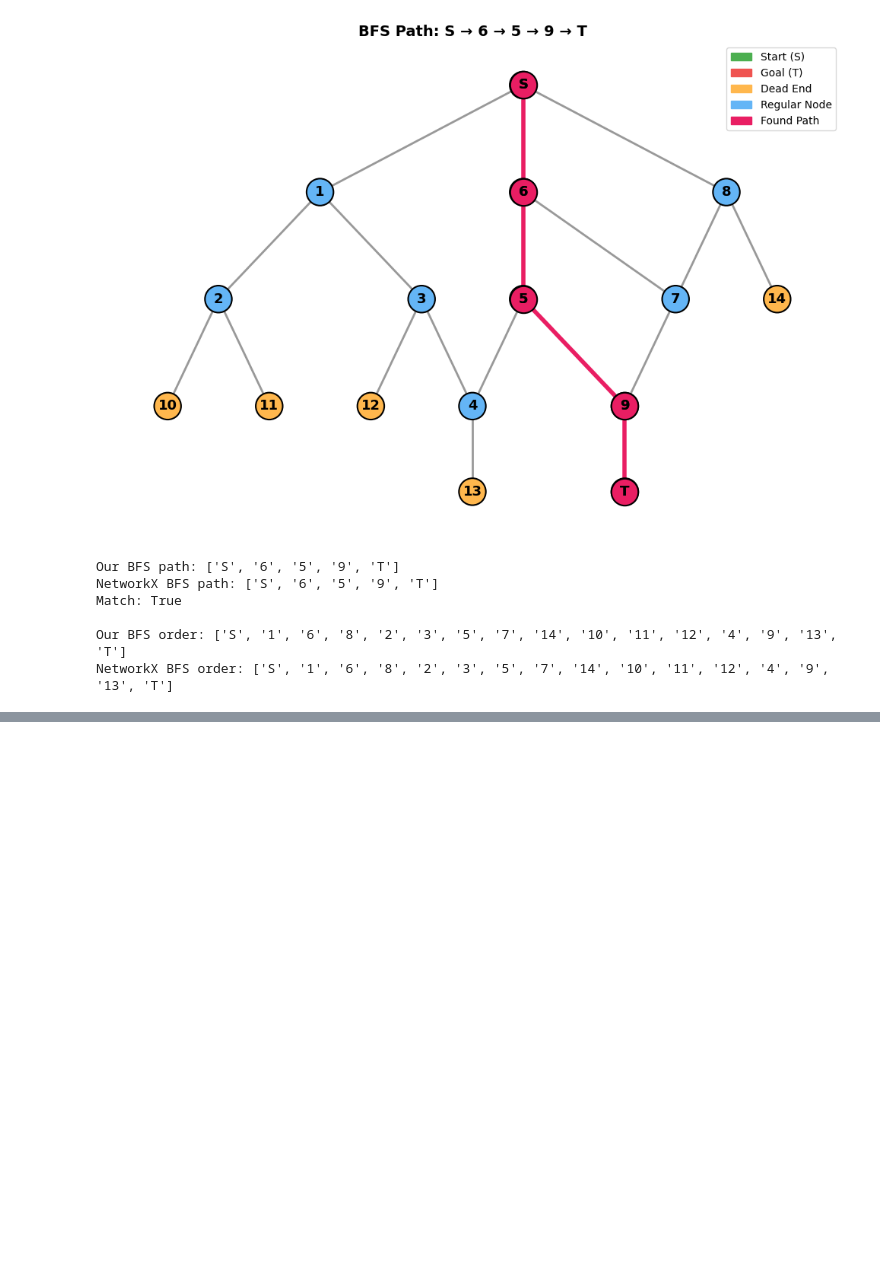
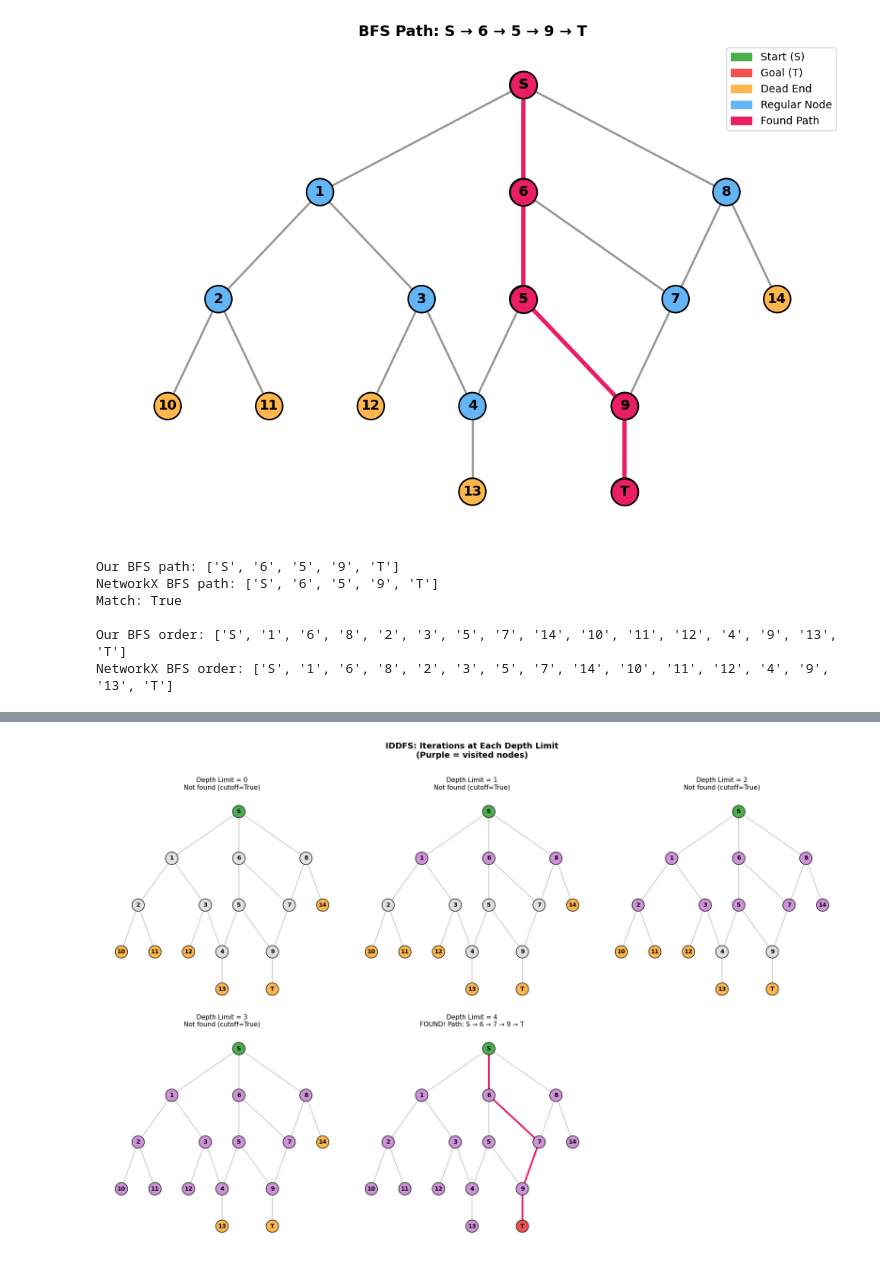
Before and after one commit to Nathan-Dean371/Artificial-Intelligence, a Jupyter notebook: Lab7.ipynb, the cells around one changed output, grey strips where cells are left out. Cells and saved outputs as stored; diff of their text form; code cells hidden in the pictures; blank space fills up the shorter version.

```diff
--- a/Lab7.ipynb
+++ b/Lab7.ipynb
@@ -311,0 +476,11 @@ def dfs_stack(graph, start, goal):
+# %%
+print(f"Depth-Limited DFS on the Maze (S -> T)")
+print(f"{'Limit':>6} {'Found?':>7} {'Path Length':>12} {'Nodes Visited':>14} {'Cutoff?':>8}")
+print("-" * 60)
+
+for limit in range(1, 10):
+# TODO: run Depth-Limited DFS and get the resulting 'order', 'path', and 'cutoff'
+    order, path, cutoff = depth_limited_dfs(maze, 'S', 'T', limit)
+    found = path is not None
+    plen = len(path) - 1 if found else '-'
+    print(f"{limit:>6} {str(found):>7} {str(plen):>12} {len(order):>14} {str(cutoff):>8}")
@@ -311,0 +550,42 @@ def dfs_stack(graph, start, goal):
+# %%
+fig, axes = plt.subplots(2, 3, figsize=(18, 12))
+axes = axes.flatten()
+for i, limit in enumerate(range(iddfs_depth + 1)):
+    ax = axes[i]
+    # TODO: run Depth-Limited DFS and get the resulting 'order', 'path', and 'cutoff'
+    order, path, cutoff = depth_limited_dfs(maze, 'S', 'T', limit)
+    node_colors = []
+    for n in maze.nodes():
+        if n == 'S':
+            node_colors.append('#4CAF50')
+        elif n == 'T' and path is not None:
+            node_colors.append('#EF5350')
+        elif n in order:
+            node_colors.append('#CE93D8') # Purple — visited
+        elif maze.degree(n) == 1:
+            node_colors.append('#FFB74D')
+        else:
+            node_colors.append('#E0E0E0') # Grey — not visited
+
+    nx.draw(maze, maze_pos, ax=ax, with_labels=True,
+    node_color=node_colors, node_size=450,
+    font_size=10, font_weight='bold',
+    edge_color='#CCCCCC', width=1.5,
+    edgecolors='black', linewidths=1)
+
+    if path:
+        path_edges = list(zip(path[:-1], path[1:]))
+        nx.draw_networkx_edges(maze, maze_pos, edgelist=path_edges,
+                            edge_color='#E91E63', width=3, ax=ax)
+
+    status = f"FOUND! Path: {' → '.join(path)}" if path else f"Not found (cutoff={cutoff})"
+    ax.set_title(f'Depth Limit = {limit}\n{status}', fontsize=11)
+# Hide unused subplot
+for j in range(i + 1, len(axes)):
+        axes[j].set_visible(False)
+plt.suptitle('IDDFS: Iterations at Each Depth Limit\n(Purple = visited nodes)',
+fontsize=14, fontweight='bold', y=1.01)
+plt.tight_layout()
+plt.show()
+# %% [output]
+[figure, added]
```
Also changed, not shown: parts of 9 cells of this notebook.
